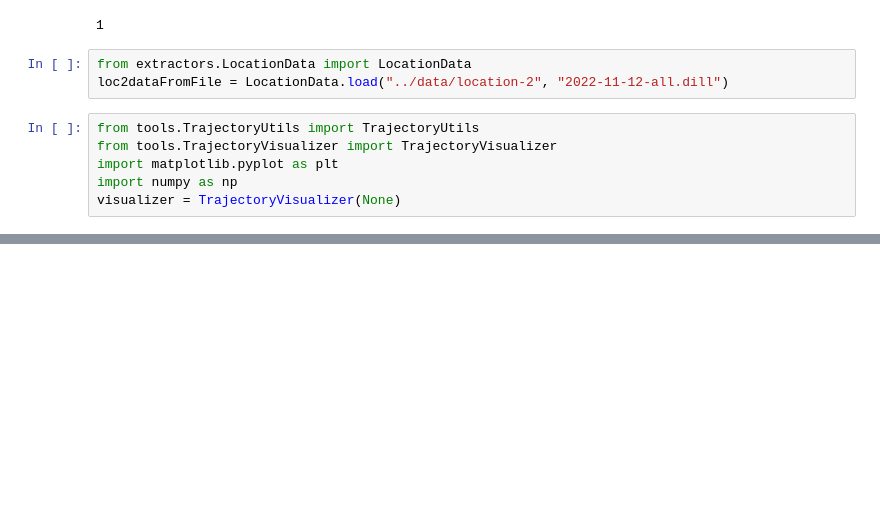
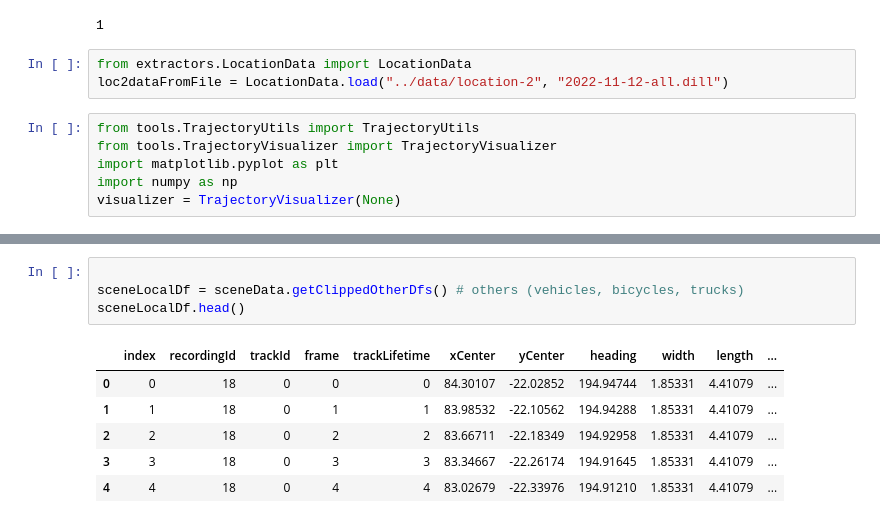
Before and after one commit to ika-rwth-aachen/drone-dataset-tools, a Jupyter notebook: src/notebooks/read-from-preprocessed.ipynb, the cells around one changed output, grey strips where cells are left out. Cells and saved outputs as stored; diff of their text form; blank space fills up the shorter version.

```diff
--- a/src/notebooks/read-from-preprocessed.ipynb
+++ b/src/notebooks/read-from-preprocessed.ipynb
@@ -34,0 +35,11 @@ visualizer.showLocationSceneData(sceneData)
+# %%
+
+sceneLocalDf = sceneData.getClippedOtherDfs() # others (vehicles, bicycles, trucks)
+sceneLocalDf.head()
+# %% [output]
+|  | index | recordingId | trackId | frame | trackLifetime | xCenter | yCenter | heading | width | length | ... |
+| 0 | 0 | 18 | 0 | 0 | 0 | 84.30107 | -22.02852 | 194.94744 | 1.85331 | 4.41079 | ... |
+| 1 | 1 | 18 | 0 | 1 | 1 | 83.98532 | -22.10562 | 194.94288 | 1.85331 | 4.41079 | ... |
+| 2 | 2 | 18 | 0 | 2 | 2 | 83.66711 | -22.18349 | 194.92958 | 1.85331 | 4.41079 | ... |
+| 3 | 3 | 18 | 0 | 3 | 3 | 83.34667 | -22.26174 | 194.91645 | 1.85331 | 4.41079 | ... |
+| 4 | 4 | 18 | 0 | 4 | 4 | 83.02679 | -22.33976 | 194.91210 | 1.85331 | 4.41079 | ... |
```
Also changed, not shown: parts of 1 cell of this notebook, 2 other files.
